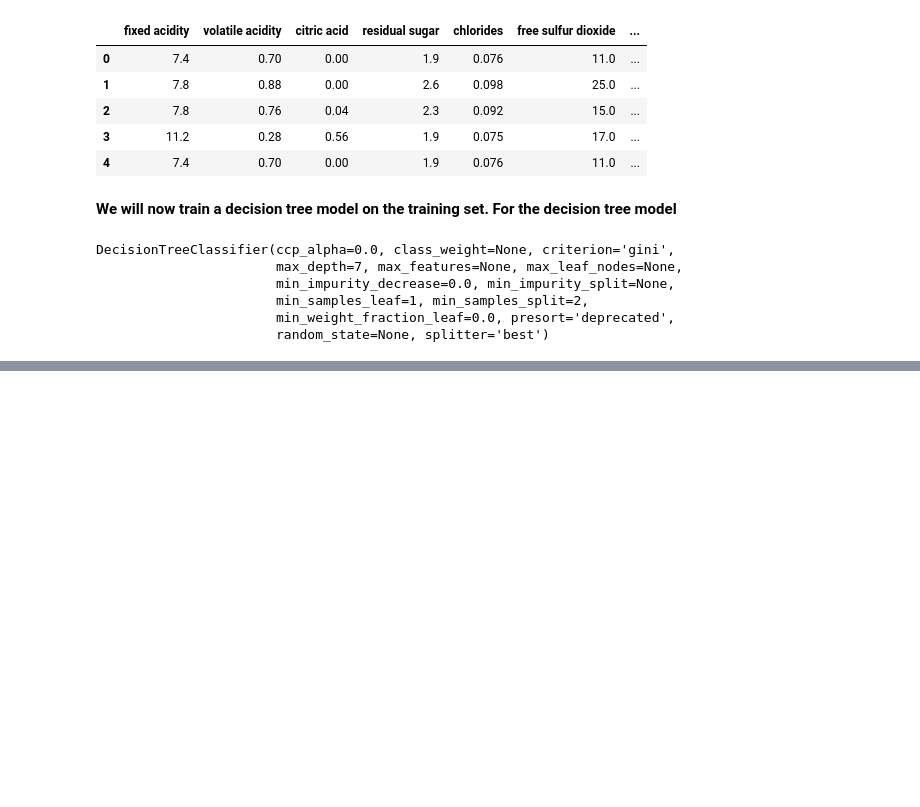
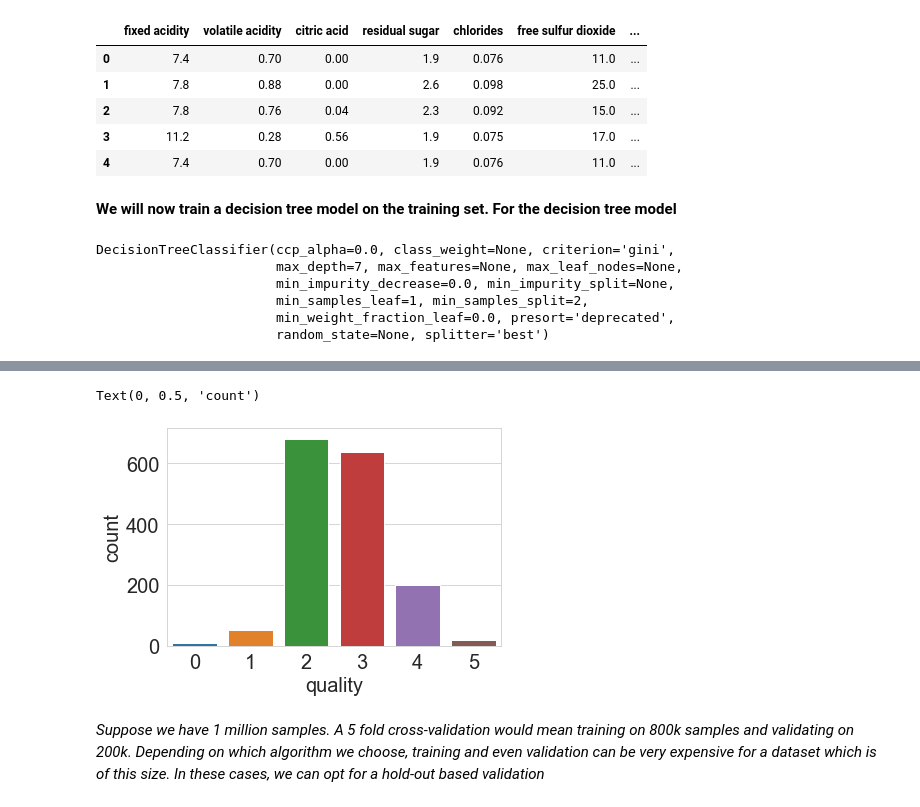
Before and after one commit to SpaDev-py/Approaching-Almost-Any-Machine-Learning-Problem, a Jupyter notebook: Approaching (Almost) Any Machine Learning Problem.ipynb, the cells around one changed output, grey strips where cells are left out. Drawn from its saved outputs; the diff is of its cells as text; code cells hidden in the pictures; blank space fills up the shorter version.

```diff
--- a/Approaching (Almost) Any Machine Learning Problem.ipynb
+++ b/Approaching (Almost) Any Machine Learning Problem.ipynb
@@ -227,0 +284,3 @@ plt.show()
+# %%
+df = pd.read_csv("winequality-red.csv",sep=';')
+df.head()
@@ -227,0 +294,21 @@ plt.show()
+# %%
+# a mapping dictionary that maps the quality values from 0 to 5
+quality_mapping = { 3: 0,
+    4: 1,
+    5: 2,
+    6: 3,
+    7: 4,
+    8: 5
+}
+# you can use the map function of pandas with
+# any dictionary to convert the values in a given
+# column to values in the dictionary
+df.loc[:, "quality"] = df.quality.map(quality_mapping)
+# %%
+# For the wine dataset, let’s look at the distribution of labels.
+b = sns.countplot(x='quality', data=df)
+b.set_xlabel("quality", fontsize=20)
+b.set_ylabel("count", fontsize=20)
+# %% [output]
+Text(0, 0.5, 'count')
+[figure, added]
@@ -227,0 +317,2 @@ plt.show()
+# %% [markdown]
+*Suppose we have 1 million samples. A 5 fold cross-validation would mean training on 800k samples and validating on 200k. Depending on which algorithm we choose, training and even validation can be very expensive for a dataset which is of this size. In these cases, we can opt for a hold-out based validation*
```
Also changed, not shown: parts of 16 cells of this notebook, 3 other files.
